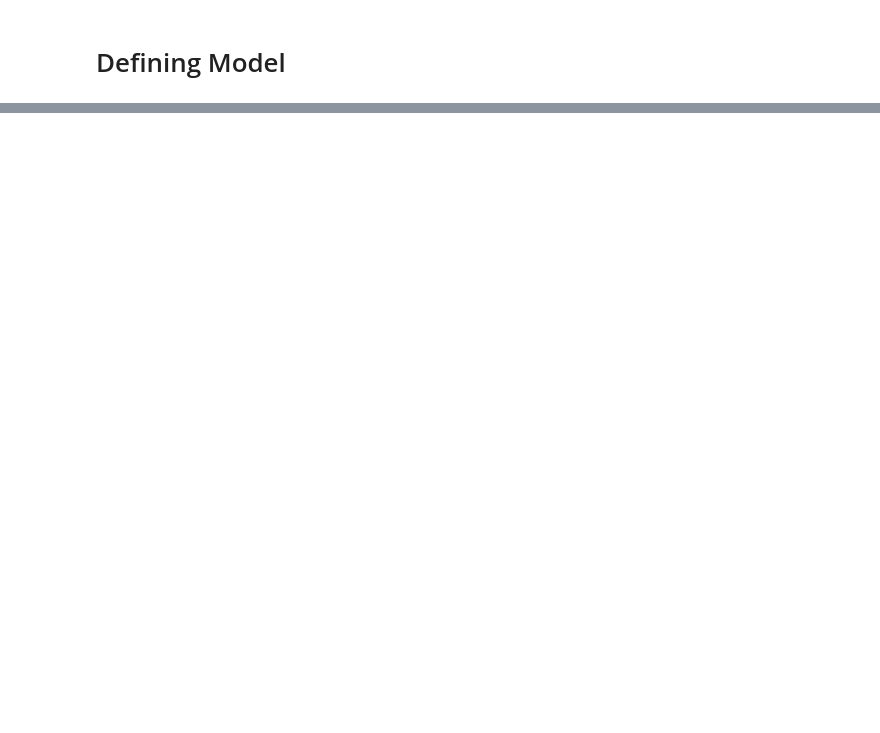
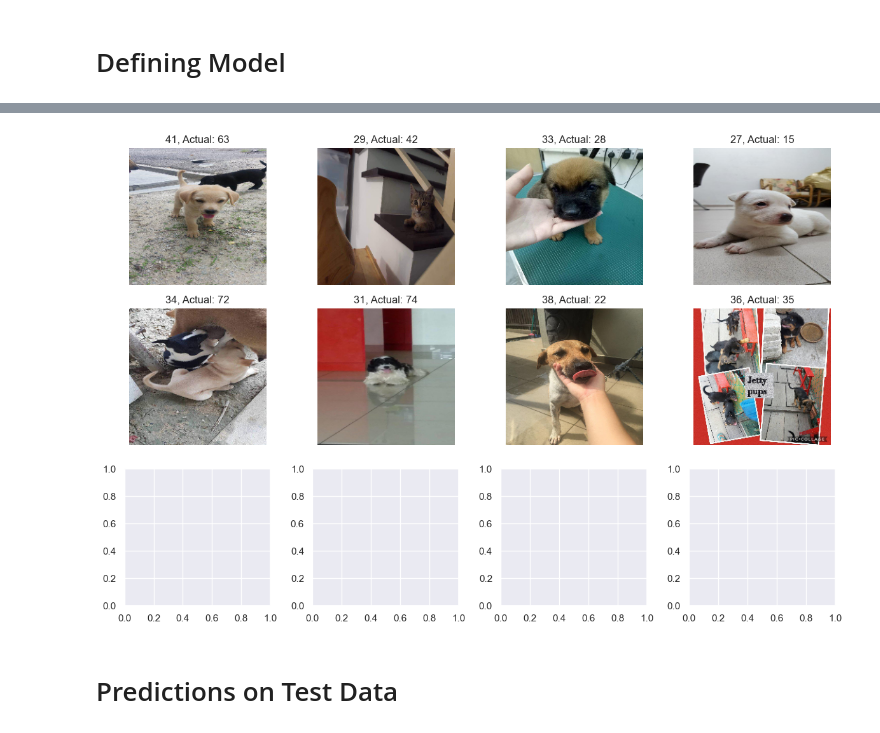
Before and after one commit to tohhongxiang123/CZ4041-Project, a Jupyter notebook: train-model.ipynb, the cells around one changed output, grey strips where cells are left out. Drawn from its saved outputs; the diff is of its cells as text; code cells hidden in the pictures; blank space fills up the shorter version.

```diff
--- a/train-model.ipynb
+++ b/train-model.ipynb
@@ -132,7 +135,9 @@ class PawpularityModel(pl.LightningModule):
         num_features = self.backbone.num_features
         self.fc = nn.Sequential(
             nn.Dropout(0.5),
-            nn.Linear(num_features, 1)
+            nn.Linear(num_features, 64),
+            nn.Dropout(0.5),
+            nn.Linear(64, 1)
         )
 
         self.criterion = nn.MSELoss()
@@ -158,18 +163,27 @@ class PawpularityModel(pl.LightningModule):
         predictions = logits.detach().cpu()
         labels = labels.detach().cpu()
 
-        print(predictions, labels)
         self.log(f'{mode}_loss', loss)
 
         return loss, predictions, labels
 
     def training_step(self, batch, batch_indexes):
         loss, predictions, labels = self.step(batch, 'train')
+        self.training_step_outputs.append(loss)
         return { 'loss': loss, 'predictions': predictions, 'labels': labels }
 
     def validation_step(self, batch, batch_indexes):
         loss, predictions, labels = self.step(batch, 'val')
+        self.validation_step_outputs.append(loss)
         return { 'loss': loss, 'predictions': predictions, 'labels': labels }
+
+    def on_train_epoch_end(self):
+        print(f"Training loss: {torch.stack(self.training_step_outputs).mean()}")
+        self.training_step_outputs.clear()
+
+    def on_validation_epoch_end(self):
+        print(f"Validation loss: {torch.stack(self.validation_step_outputs).mean()}")
+        self.validation_step_outputs.clear()
 
     def configure_optimizers(self):
         optimizer = torch.optim.AdamW(self.parameters(), lr=1e-5)
@@ -227,28 +293,32 @@ plt.show()
 # %%
 cols = 4
 
 model = PawpularityModel()
-checkpoint = torch.load("tensorboardlogger/swin_224/lightning_logs/version_0/checkpoints/best_loss.ckpt")
+checkpoint = torch.load("logs/swin_224/lightning_logs/version_1/checkpoints/best_loss.ckpt")
 
 model.load_state_dict(checkpoint['state_dict'])
 
 data_module = PetFinderDataModule(df, df)
 dataiter = iter(data_module.val_dataloader())
 batch = next(dataiter)
 images, labels = batch
 rows = len(images) // cols + 1
 
 figure, ax = plt.subplots(nrows=rows, ncols=cols, figsize=(12, 8))
 for i in range(len(images)):
     image = images[i]
     label = labels[i]
     with torch.no_grad():
         prediction = model(torch.as_tensor(image, dtype=torch.float32, device='cpu').unsqueeze(0))
         prediction = prediction.cpu().numpy()[0][0]
 
     ax.ravel()[i].imshow(image.permute(1, 2, 0))
     ax.ravel()[i].set_axis_off()
     ax.ravel()[i].set_title(f"{round(prediction)}, Actual: {label}")
 
 plt.tight_layout(pad=1)
 plt.show()
+# %% [output]
+[figure, added]
+# %% [markdown]
+# Predictions on Test Data
```
Also changed, not shown: parts of 9 cells of this notebook, 1 other file.
